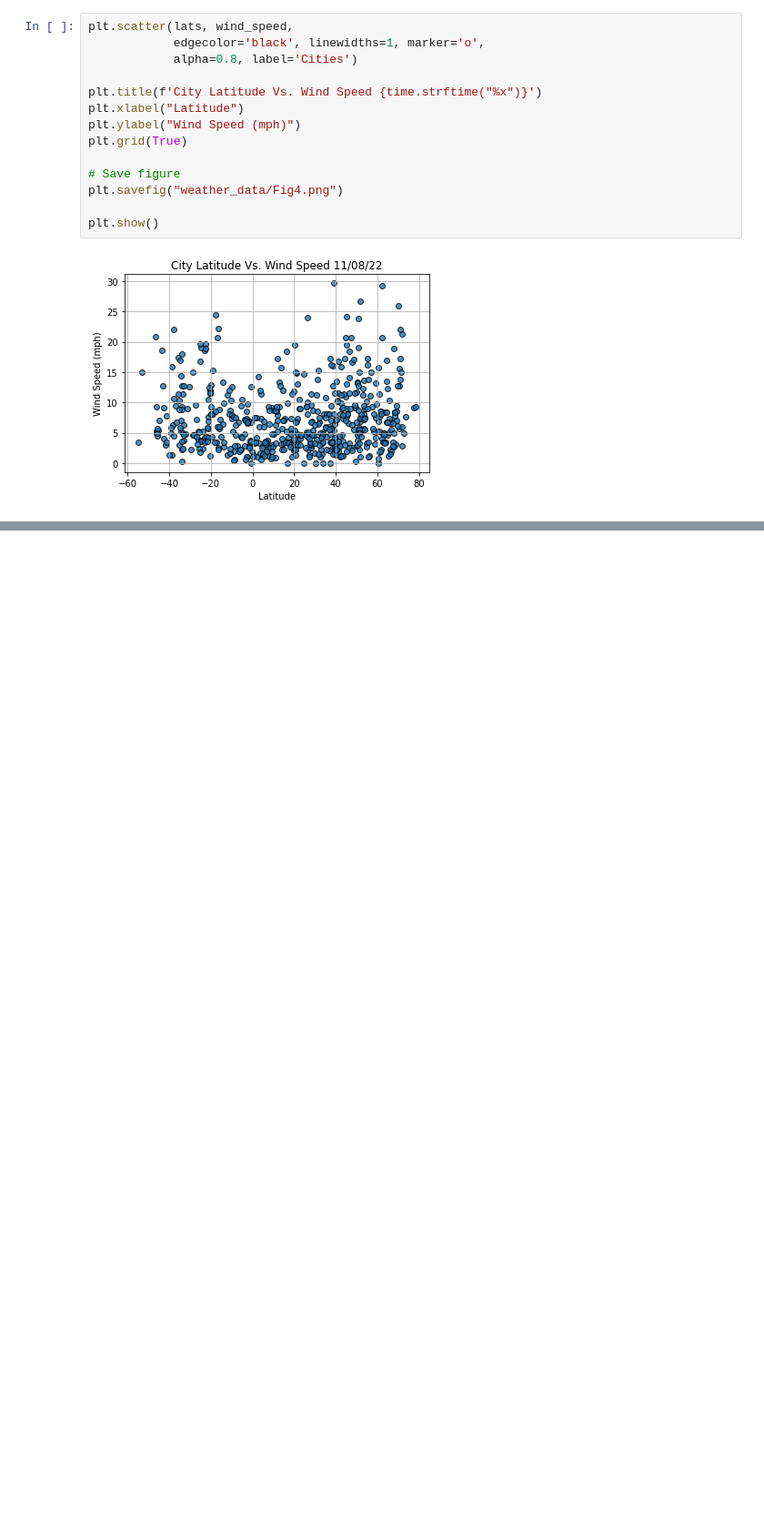
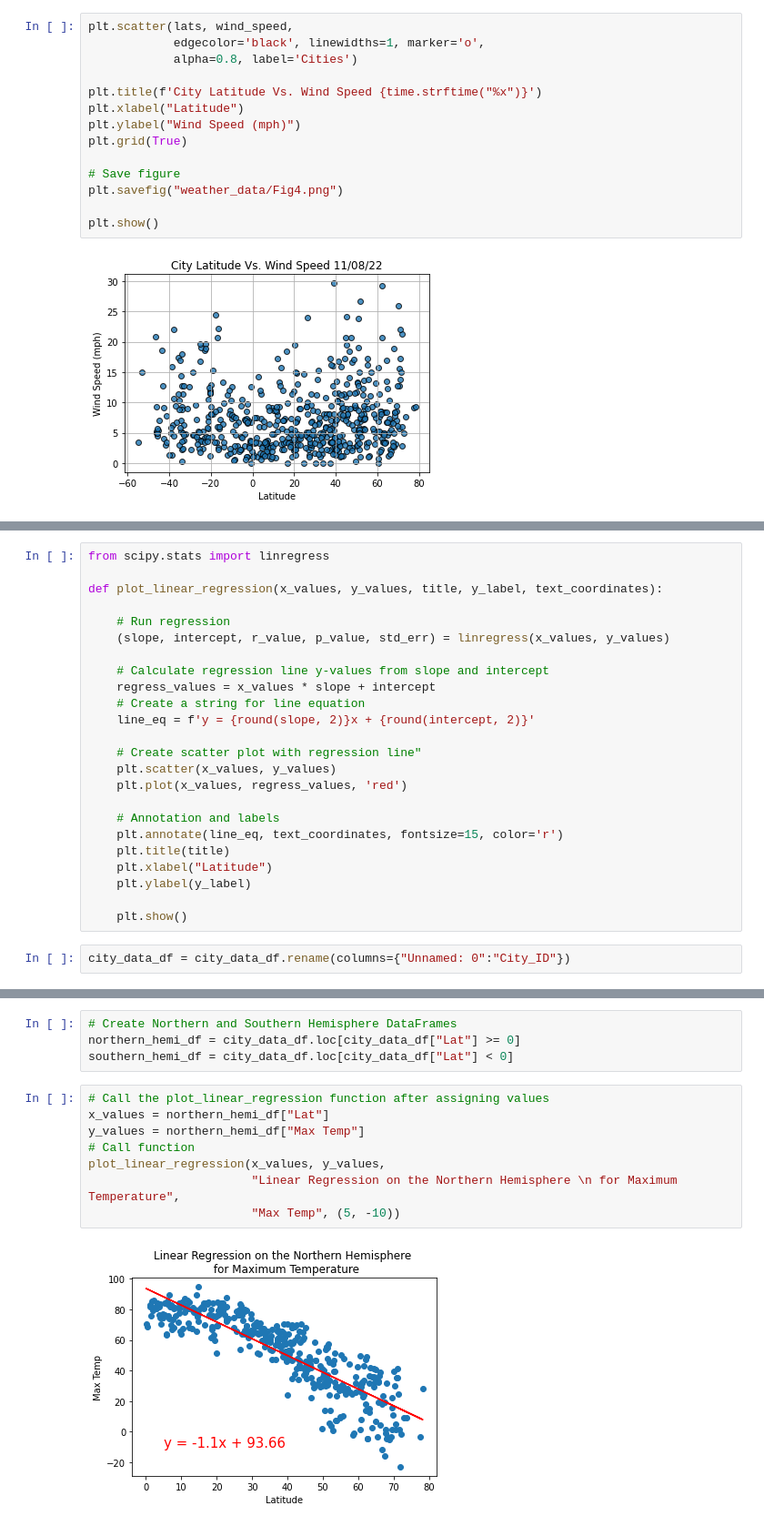
Before and after one commit to russgo1/World_Weather_Analysis, a Jupyter notebook: Lessons/WeatherPy_2.ipynb, the cells around one changed output, grey strips where cells are left out. Shown: that part at 91% size. Drawn from its saved outputs; the diff is of its cells as text; blank space fills up the shorter version.

```diff
--- a/Lessons/WeatherPy_2.ipynb
+++ b/Lessons/WeatherPy_2.ipynb
@@ -108,0 +111,26 @@ plt.show()
+# %%
+from scipy.stats import linregress
+
+def plot_linear_regression(x_values, y_values, title, y_label, text_coordinates):
+
+    # Run regression
+    (slope, intercept, r_value, p_value, std_err) = linregress(x_values, y_values)
+
+    # Calculate regression line y-values from slope and intercept
+    regress_values = x_values * slope + intercept
+    # Create a string for line equation
+    line_eq = f'y = {round(slope, 2)}x + {round(intercept, 2)}'
+
+    # Create scatter plot with regression line"
+    plt.scatter(x_values, y_values)
+    plt.plot(x_values, regress_values, 'red')
+
+    # Annotation and labels
+    plt.annotate(line_eq, text_coordinates, fontsize=15, color='r')
+    plt.title(title)
+    plt.xlabel("Latitude")
+    plt.ylabel(y_label)
+
+    plt.show()
+# %%
+city_data_df = city_data_df.rename(columns={"Unnamed: 0":"City_ID"})
@@ -108,0 +176,14 @@ plt.show()
+# %%
+# Create Northern and Southern Hemisphere DataFrames
+northern_hemi_df = city_data_df.loc[city_data_df["Lat"] >= 0]
+southern_hemi_df = city_data_df.loc[city_data_df["Lat"] < 0]
+# %%
+# Call the plot_linear_regression function after assigning values
+x_values = northern_hemi_df["Lat"]
+y_values = northern_hemi_df["Max Temp"]
+# Call function
+plot_linear_regression(x_values, y_values,
+                       "Linear Regression on the Northern Hemisphere \n for Maximum Temperature",
+                       "Max Temp", (5, -10))
+# %% [output]
+[figure, added]
```
Also changed, not shown: parts of 17 cells of this notebook, 2 other files.
